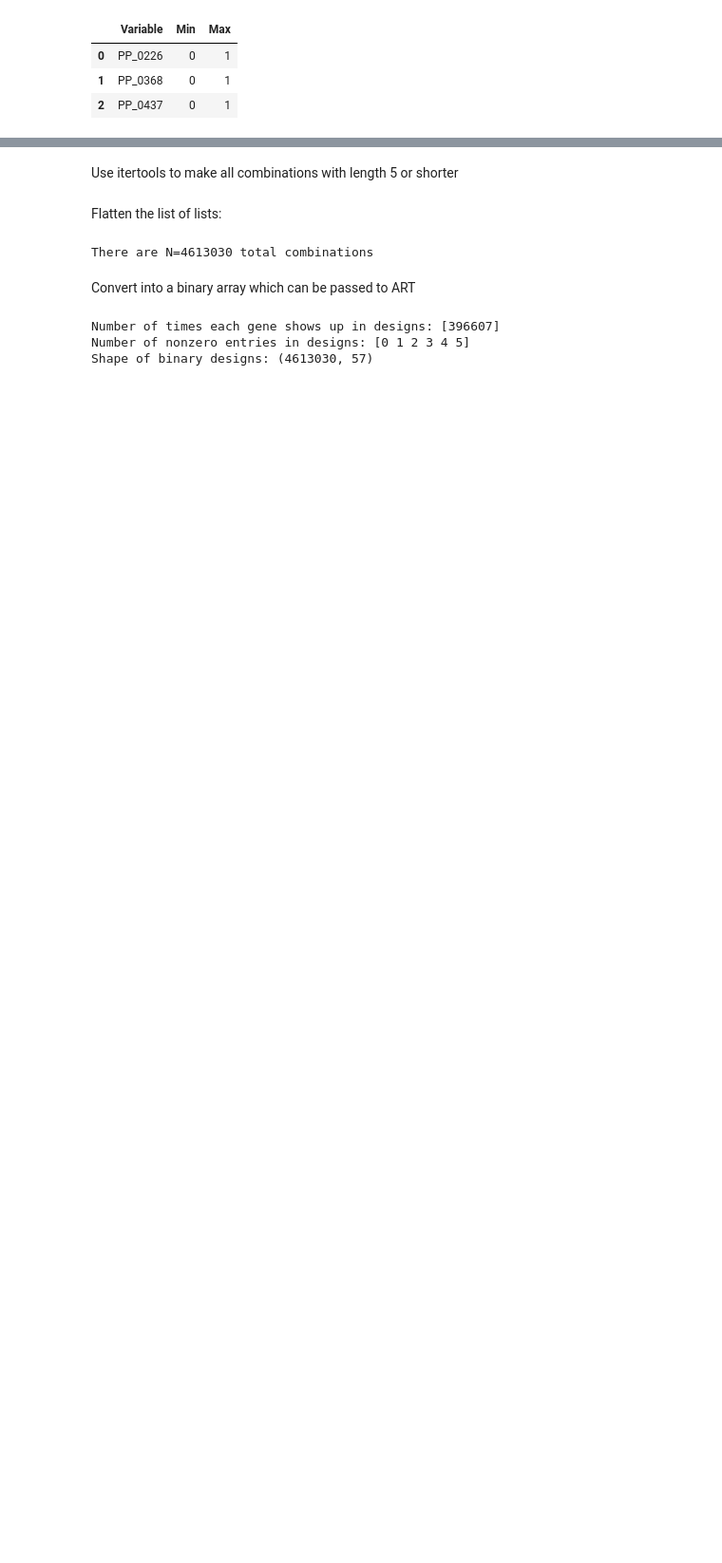
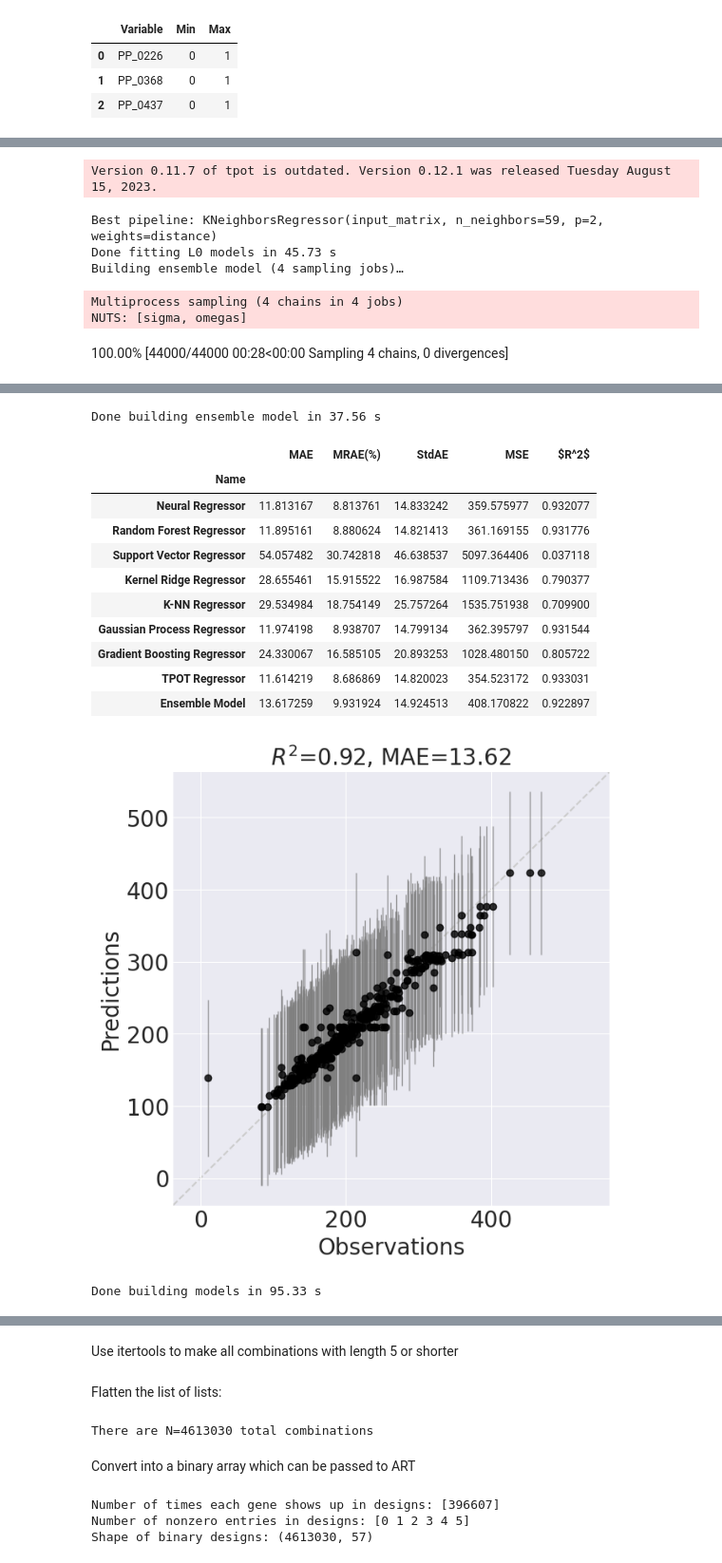
Before and after one commit to JBEI/Isoprenol_CRISPRi, a Jupyter notebook: DavidCarruthers/art_modeling_and_recommend_DBTL1.ipynb, the cells around one changed output, grey strips where cells are left out. Shown: that part at 95% size. Cells and saved outputs as stored; diff of their text form; code cells hidden in the pictures; blank space fills up the shorter version.

```diff
--- a/DavidCarruthers/art_modeling_and_recommend_DBTL1.ipynb
+++ b/DavidCarruthers/art_modeling_and_recommend_DBTL1.ipynb
@@ -604,5 +599,6 @@ art_params = {'input_vars': cycle1_perturbed_genes.tolist(),
               'verbose': 1,
               'testing': False,
               'initial_cycle': False,
-              'last_dashes_denote_replicates': True}
+              'last_dashes_denote_replicates': True,
+              'seed': 42}
 # %% [markdown]
@@ -610,4 +606,6 @@ art_params = {'input_vars': cycle1_perturbed_genes.tolist(),
 Currently, running art with high verbosity. Cross-validation is turned off to save time.
 # %%
-art = RecommendationEngine(df = df_art, **art_params)
+art_filename = user_params['output_dir'] + 'art.cpkl'
+print(f'ART cloudpickle filename: {art_filename}')
+art_file_exists = os.path.exists(art_filename)
 # %% [output]
@@ -640,0 +613,10 @@ Done building models in 136.60 s
+# %%
+if art_file_exists:
+    import cloudpickle as cloudpickle
+    print(f'Found ART file: {art_filename}')
+    with open(art_filename, 'rb') as output:
+        art = cloudpickle.load(output)
+else:
+    print('ART cloudpickle not found -- Running ART')
+    art = RecommendationEngine(df = df_art, **art_params)
+# %% [output]
@@ -640,0 +629,7 @@ Done building models in 136.60 s
+Version 0.11.7 of tpot is outdated. Version 0.12.1 was released Tuesday August 15, 2023.
+Best pipeline: KNeighborsRegressor(input_matrix, n_neighbors=59, p=2, weights=distance)
+Done fitting L0 models in 45.73 s
+Building ensemble model (4 sampling jobs)…
+Multiprocess sampling (4 chains in 4 jobs)
+NUTS: [sigma, omegas]
+100.00% [44000/44000 00:28<00:00 Sampling 4 chains, 0 divergences]
@@ -641 +637,15 @@ Done building models in 136.60 s
+Done building ensemble model in 37.56 s
+|  | MAE | MRAE(%) | StdAE | MSE | $R^2$ |
+| Name |  |  |  |  |  |
+| Neural Regressor | 11.813167 | 8.813761 | 14.833242 | 359.575977 | 0.932077 |
+| Random Forest Regressor | 11.895161 | 8.880624 | 14.821413 | 361.169155 | 0.931776 |
+| Support Vector Regressor | 54.057482 | 30.742818 | 46.638537 | 5097.364406 | 0.037118 |
+| Kernel Ridge Regressor | 28.655461 | 15.915522 | 16.987584 | 1109.713436 | 0.790377 |
+| K-NN Regressor | 29.534984 | 18.754149 | 25.757264 | 1535.751938 | 0.709900 |
+| Gaussian Process Regressor | 11.974198 | 8.938707 | 14.799134 | 362.395797 | 0.931544 |
+| Gradient Boosting Regressor | 24.330067 | 16.585105 | 20.893253 | 1028.480150 | 0.805722 |
+| TPOT Regressor | 11.614219 | 8.686869 | 14.820023 | 354.523172 | 0.933031 |
+| Ensemble Model | 13.617259 | 9.931924 | 14.924513 | 408.170822 | 0.922897 |
+[figure, added]
+Done building models in 95.33 s
 # %% [markdown]
```
Also changed, not shown: parts of 39 cells of this notebook, 6 other files.
